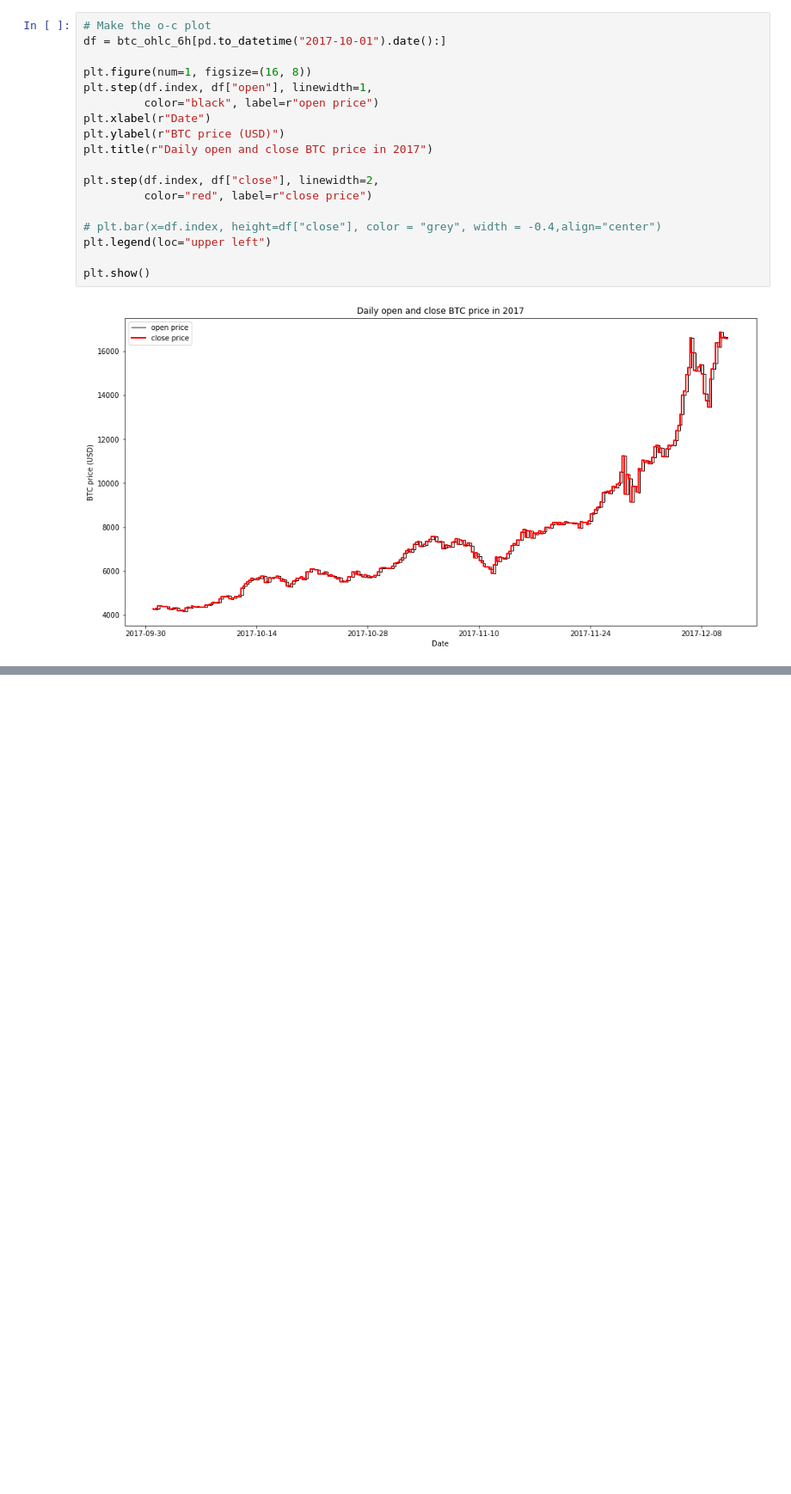
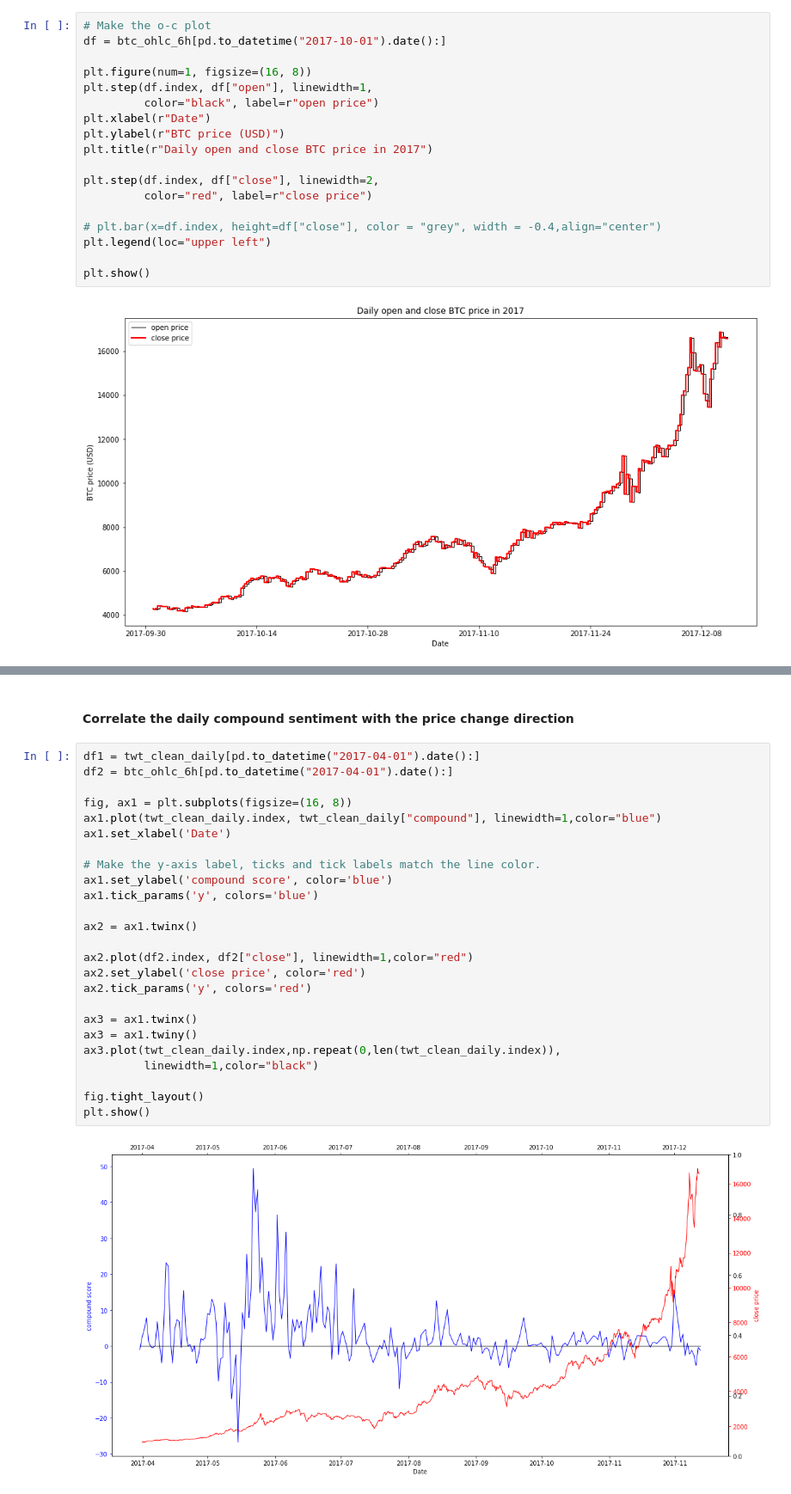
Before and after one commit to Liam-O/Data620, a Jupyter notebook: FinalProject/getting_btc_price.ipynb, the cells around one changed output, grey strips where cells are left out. Shown at 86% size. Drawn from its saved outputs; the diff is of its cells as text; blank space fills up the shorter version.

```diff
--- a/FinalProject/getting_btc_price.ipynb
+++ b/FinalProject/getting_btc_price.ipynb
@@ -214,3 +351,32 @@ btc_ohlc.to_csv()
+# %% [markdown]
+#### Correlate the daily compound sentiment with the price change direction
+# %%
+df1 = twt_clean_daily[pd.to_datetime("2017-04-01").date():]
+df2 = btc_ohlc_6h[pd.to_datetime("2017-04-01").date():]
+
+fig, ax1 = plt.subplots(figsize=(16, 8))
+ax1.plot(twt_clean_daily.index, twt_clean_daily["compound"], linewidth=1,color="blue")
+ax1.set_xlabel('Date')
+
+# Make the y-axis label, ticks and tick labels match the line color.
+ax1.set_ylabel('compound score', color='blue')
+ax1.tick_params('y', colors='blue')
+
+ax2 = ax1.twinx()
+
+ax2.plot(df2.index, df2["close"], linewidth=1,color="red")
+ax2.set_ylabel('close price', color='red')
+ax2.tick_params('y', colors='red')
+
+ax3 = ax1.twinx()
+ax3 = ax1.twiny()
+ax3.plot(twt_clean_daily.index,np.repeat(0,len(twt_clean_daily.index)),
+         linewidth=1,color="black")
+
+fig.tight_layout()
+plt.show()
+# %% [output]
+[figure, added]
 # %% [markdown]
 ### Reference
 
```
Also changed, not shown: parts of 32 cells of this notebook.
